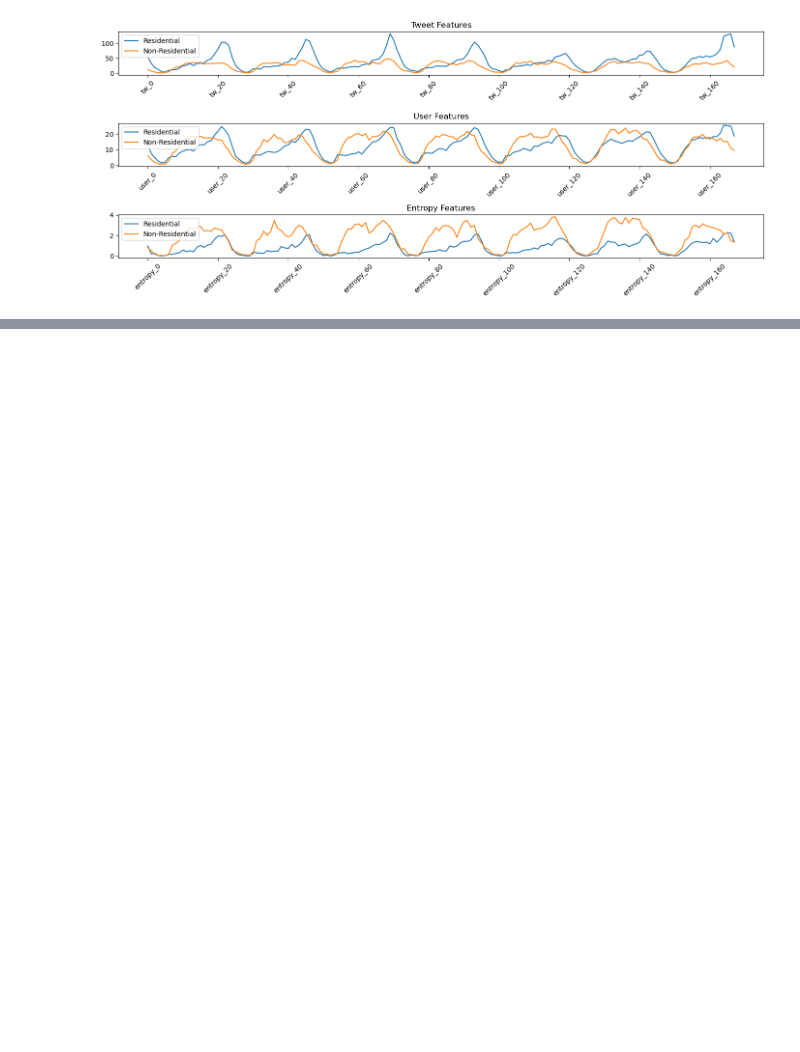
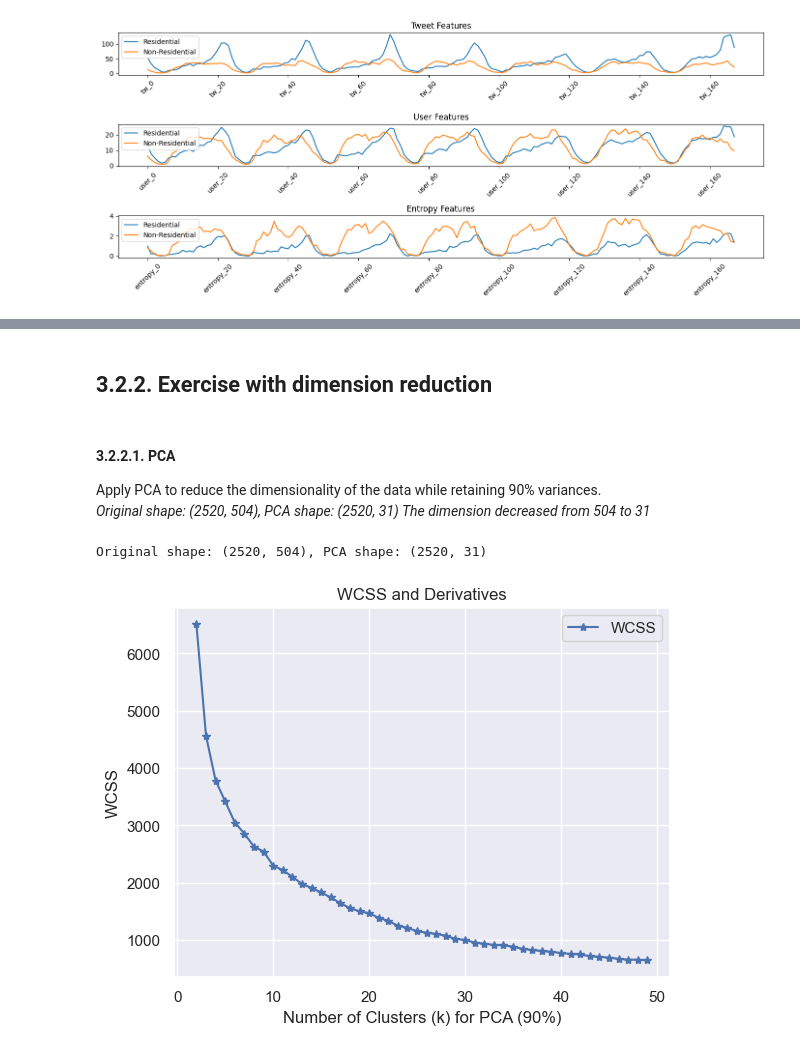
Before and after one commit to MengqiLI0907/Advanced-Spatial-Analysis, a Jupyter notebook: Assignment1.ipynb, the cells around one changed output, grey strips where cells are left out. Saved outputs shown, nothing was run; the diff lists cells and outputs as text; code cells hidden in the pictures; blank space fills up the shorter version.

```diff
--- a/Assignment1.ipynb
+++ b/Assignment1.ipynb
@@ -369,0 +369,49 @@ Reduced number of features: 3
+# %% [markdown]
+## **3.2.2. Exercise with dimension reduction**
+# %% [markdown]
+#### **3.2.2.1. PCA**
+Apply PCA to reduce the dimensionality of the data while retaining 90% variances.
+*Original shape: (2520, 504), PCA shape: (2520, 31) The dimension decreased from 504 to 31*
+# %%
+from sklearn.decomposition import PCA
+
+# pca = PCA(n_components= round((original_data.shape[1])*0.9), random_state=42)
+pca = PCA(n_components= 0.9, random_state=42)
+X_pca = pca.fit_transform(original_data)
+print(f"Original shape: {original_data.shape}, PCA shape: {X_pca.shape}")
+
+# Check how many components PCA chose
+num_components = pca.n_components_
+# List of k values
+k_values = range(2, 50)
+
+# List of withinss values
+withinss_values = []
+
+# Calculate withinss for each k value
+for k in k_values:
+    kmeans = KMeans(n_clusters=k)
+
+    kmeans.fit(X_pca)
+    withinss_values.append(kmeans.inertia_)
+
+# Assume withinss_values are the previously calculated WCSS data
+withinss_values = np.array(withinss_values)  # Make sure this is a NumPy array
+
+# Calculate the first derivative
+first_derivative = np.diff(withinss_values) / np.diff(k_values)
+
+# Calculate the second derivative
+second_derivative = np.diff(first_derivative) / np.diff(k_values[:-1])  # Note that the length of k_values is reduced by one
+
+# Plot the original data and the derivatives
+
+plt.plot(k_values, withinss_values, '*-', label='WCSS')
+plt.xlabel('Number of Clusters (k) for PCA (90%)')
+plt.ylabel('WCSS')
+plt.title('WCSS and Derivatives')
+plt.legend()
+plt.show()
+# %% [output]
+Original shape: (2520, 504), PCA shape: (2520, 31)
+[figure, added]
```
Also changed, not shown: parts of 64 cells of this notebook, 1 other file.
